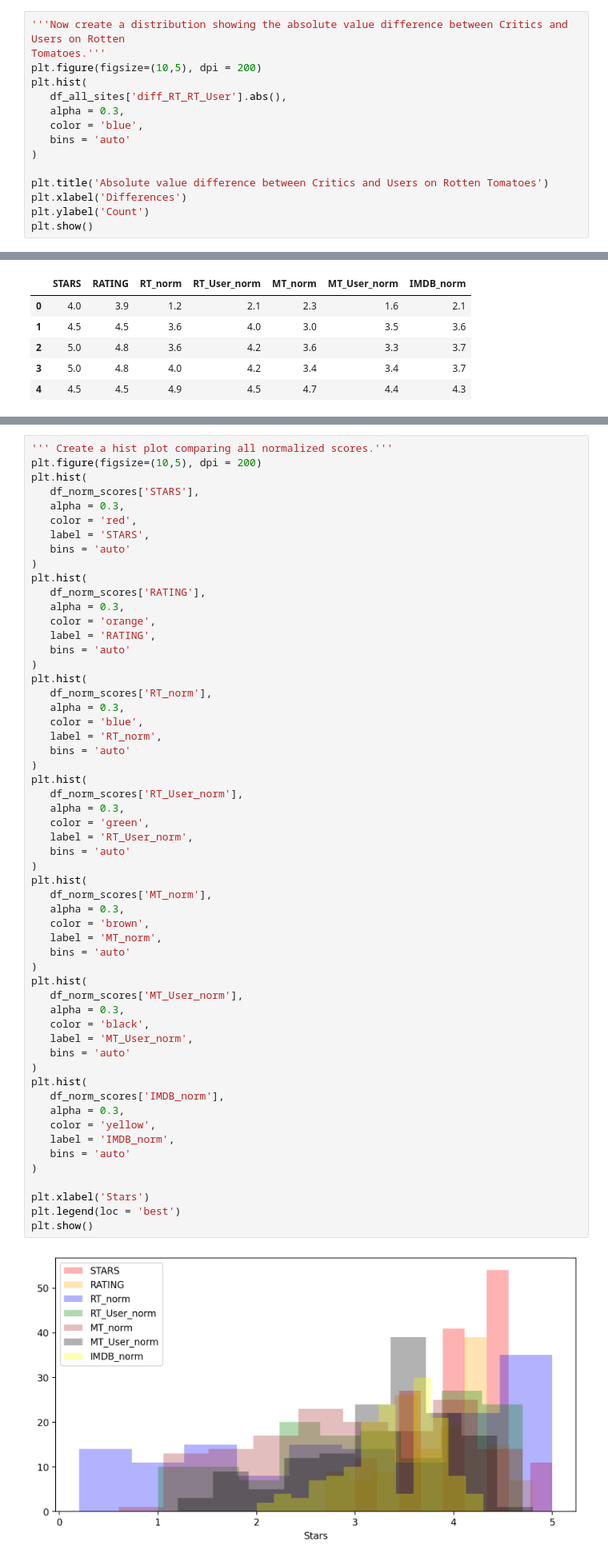
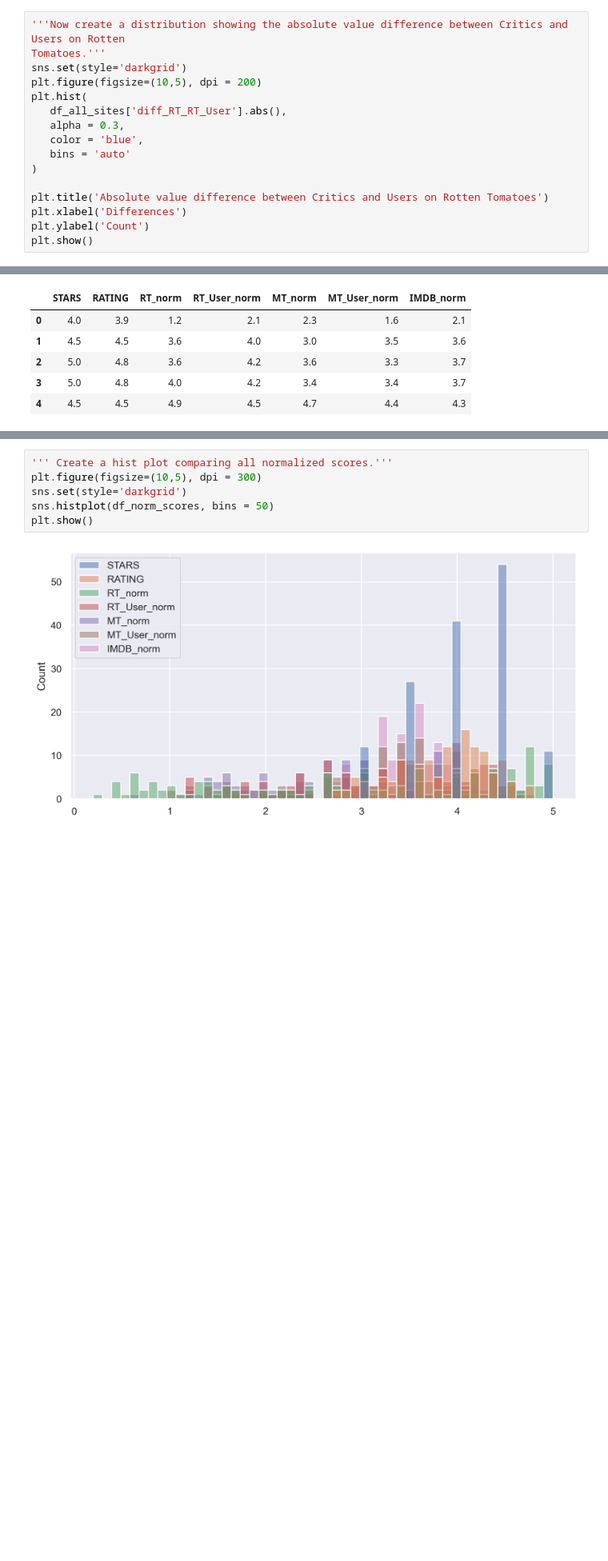
Before and after one commit to elipopovadev/Python-for-Machine-Learning-and-Data-Science-Masterclass, a Jupyter notebook: Capstone Project Data Analysis and Visualization/Capstone Project.ipynb, the cells around one changed output, grey strips where cells are left out. Shown at 80% size. Drawn from its saved outputs; the diff is of its cells as text; blank space fills up the shorter version.

```diff
--- a/Capstone Project Data Analysis and Visualization/Capstone Project.ipynb
+++ b/Capstone Project Data Analysis and Visualization/Capstone Project.ipynb
@@ -376,6 +373,7 @@ plt.show()
 # %%
 '''Now create a distribution showing the absolute value difference between Critics and Users on Rotten
 Tomatoes.'''
+sns.set(style='darkgrid')
 plt.figure(figsize=(10,5), dpi = 200)
 plt.hist(
    df_all_sites['diff_RT_RT_User'].abs(),
@@ -614,62 +612,12 @@ plt.show()
 [figure]
 # %%
 ''' Create a hist plot comparing all normalized scores.'''
-plt.figure(figsize=(10,5), dpi = 200)
-plt.hist(
-   df_norm_scores['STARS'],
-   alpha = 0.3,
-   color = 'red',
-   label = 'STARS',
-   bins = 'auto'
-)
-plt.hist(
-   df_norm_scores['RATING'],
-   alpha = 0.3,
-   color = 'orange',
-   label = 'RATING',
-   bins = 'auto'
-)
-plt.hist(
-   df_norm_scores['RT_norm'],
-   alpha = 0.3,
-   color = 'blue',
-   label = 'RT_norm',
-   bins = 'auto'
-)
-plt.hist(
-   df_norm_scores['RT_User_norm'],
-   alpha = 0.3,
-   color = 'green',
-   label = 'RT_User_norm',
-   bins = 'auto'
-)
-plt.hist(
-   df_norm_scores['MT_norm'],
-   alpha = 0.3,
-   color = 'brown',
-   label = 'MT_norm',
-   bins = 'auto'
-)
-plt.hist(
-   df_norm_scores['MT_User_norm'],
-   alpha = 0.3,
-   color = 'black',
-   label = 'MT_User_norm',
-   bins = 'auto'
-)
-plt.hist(
-   df_norm_scores['IMDB_norm'],
-   alpha = 0.3,
-   color = 'yellow',
-   label = 'IMDB_norm',
-   bins = 'auto'
-)
-
-plt.xlabel('Stars')
-plt.legend(loc = 'best')
+plt.figure(figsize=(10,5), dpi = 300)
+sns.set(style='darkgrid')
+sns.histplot(df_norm_scores, bins = 50)
 plt.show()
 # %% [output]
-[figure, old version]
+[figure, new version]
 # %%
 ''' How are the worst movies rated across all platforms?
 Create a clustermap visualiaztion of all normalized scores. Note the differences in ratings,
```
Also changed, not shown: parts of 15 cells of this notebook.
